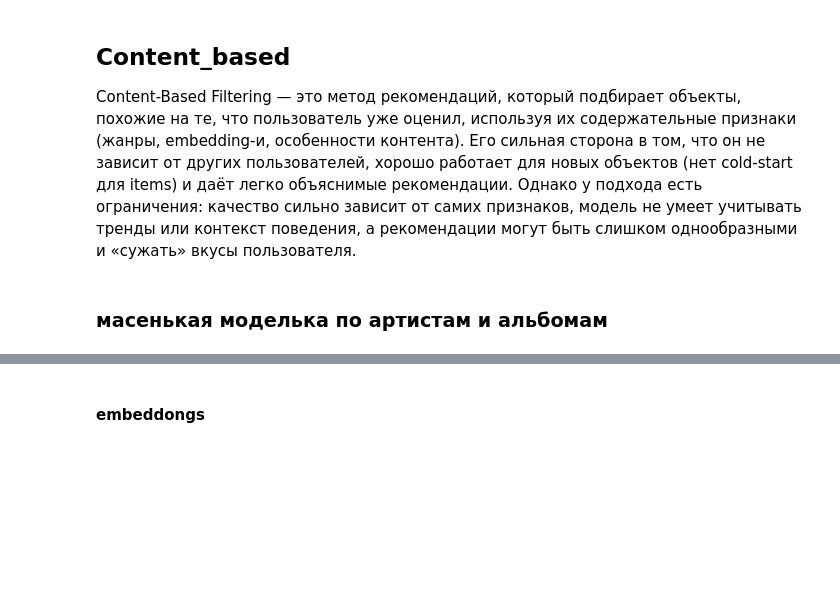
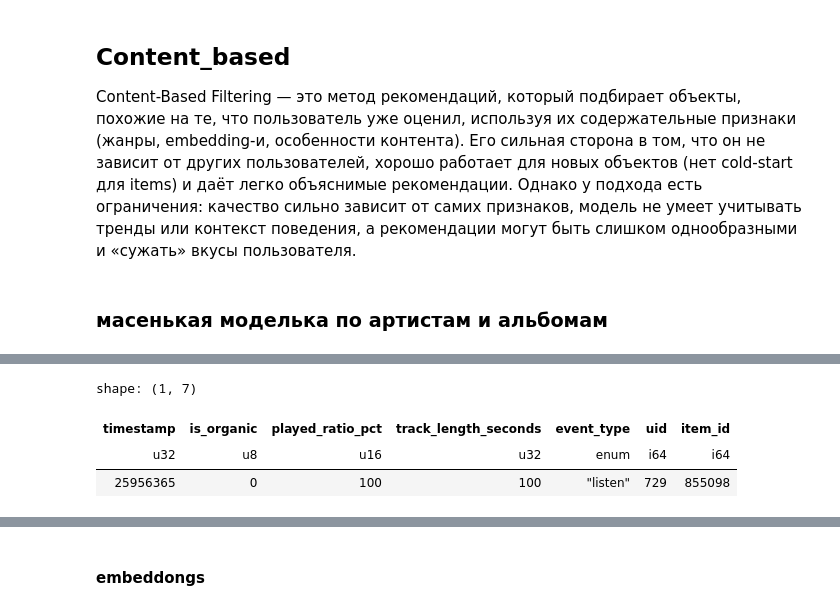
Before and after one commit to Nastasy822/music-recommendation-experiments, a Jupyter notebook: pipline.ipynb, the cells around one changed output, grey strips where cells are left out. Drawn from its saved outputs; the diff is of its cells as text; code cells hidden in the pictures; blank space fills up the shorter version.

```diff
--- a/pipline.ipynb
+++ b/pipline.ipynb
@@ -598,0 +668,7 @@ Content-Based Filtering — это метод рекомендаций, кото
+# %%
+pl.scan_parquet("data/work/test_df_preprocessed.parquet").filter(pl.col("uid") == 729).filter(pl.col("item_id") == 855098).collect()  #28556
+# %% [output]
+shape: (1, 7)
+| timestamp | is_organic | played_ratio_pct | track_length_seconds | event_type | uid | item_id |
+| u32 | u8 | u16 | u32 | enum | i64 | i64 |
+| 25956365 | 0 | 100 | 100 | "listen" | 729 | 855098 |
```
Also changed, not shown: parts of 29 cells of this notebook, 1 other file.
